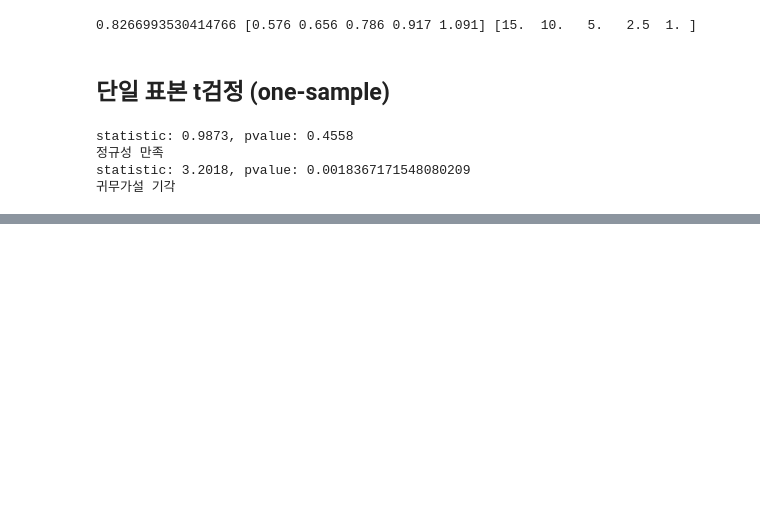
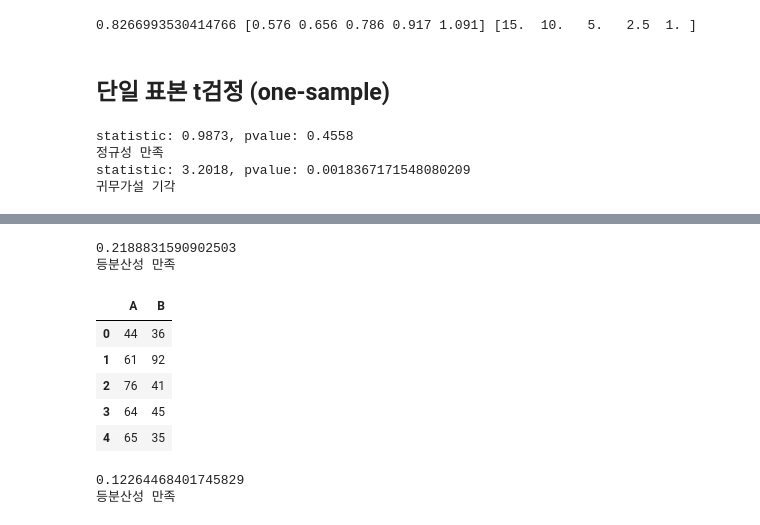
Before and after one commit to Minhyeok-kimm/TIL, a Jupyter notebook: 빅데이터분석기사/작업3유형(datamanim).ipynb, the cells around one changed output, grey strips where cells are left out. Saved outputs shown, nothing was run; the diff lists cells and outputs as text; code cells hidden in the pictures; blank space fills up the shorter version.

```diff
--- a/빅데이터분석기사/작업3유형(datamanim).ipynb
+++ b/빅데이터분석기사/작업3유형(datamanim).ipynb
@@ -132,0 +187,29 @@ statistic: 3.2018, pvalue: 0.0018367171548080209
+# %%
+from scipy.stats import bartlett
+data = [x[1].values for x in df.groupby('class')['score']]
+_, pvalue = bartlett(*data)
+print(pvalue)
+print('등분산성 만족' if pvalue > 0.05 else '등분산성 불만족')
+# %% [output]
+0.2188831590902503
+등분산성 만족
+# %%
+# 두개 학급의 시험성적에 대한 데이터이다 그룹간 등분산 검정을 시행하라
+import pandas as pd
+df = pd.read_csv('https://raw.githubusercontent.com/Datamanim/datarepo/main/scipy/scipy6.csv')
+df.head()
+# %% [output]
+|  | A | B |
+| 0 | 44 | 36 |
+| 1 | 61 | 92 |
+| 2 | 76 | 41 |
+| 3 | 64 | 45 |
+| 4 | 65 | 35 |
+# %%
+from scipy.stats import bartlett
+_, pvalue = bartlett(df.iloc[:, 0], df.iloc[:, 1])
+print(pvalue)
+print('등분산성 만족' if pvalue > 0.05 else '등분산성 불만족')
+# %% [output]
+0.12264468401745829
+등분산성 만족
```
Also changed, not shown: parts of 8 cells of this notebook, 1 other file.
